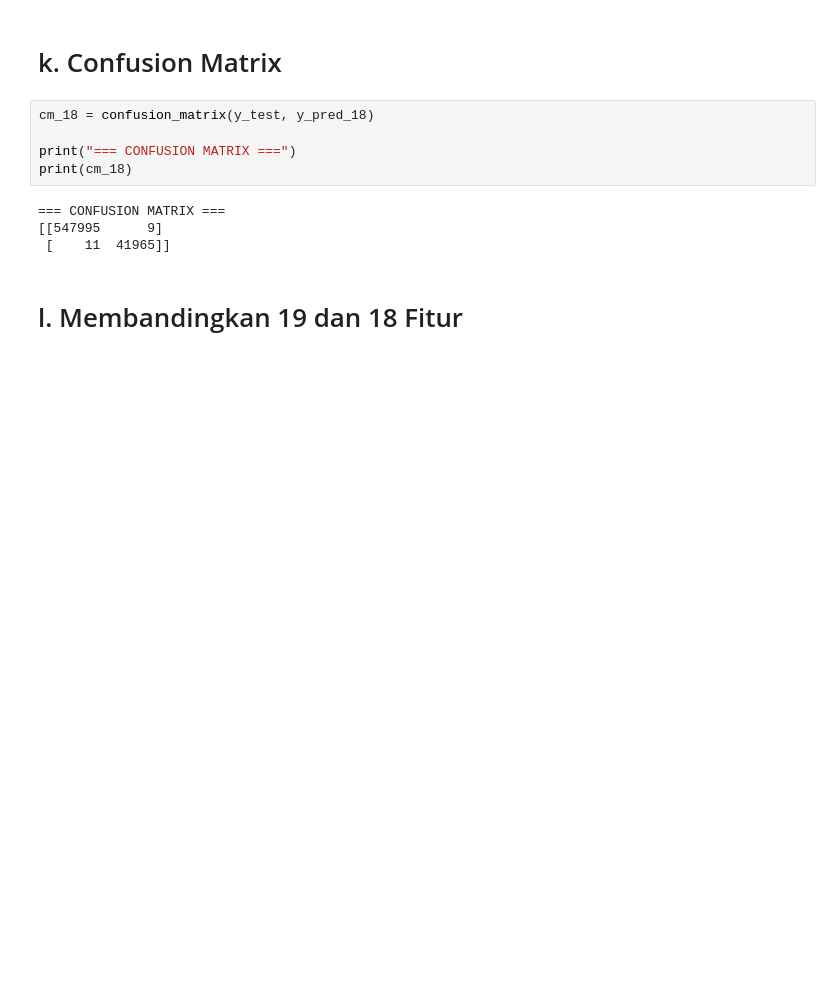
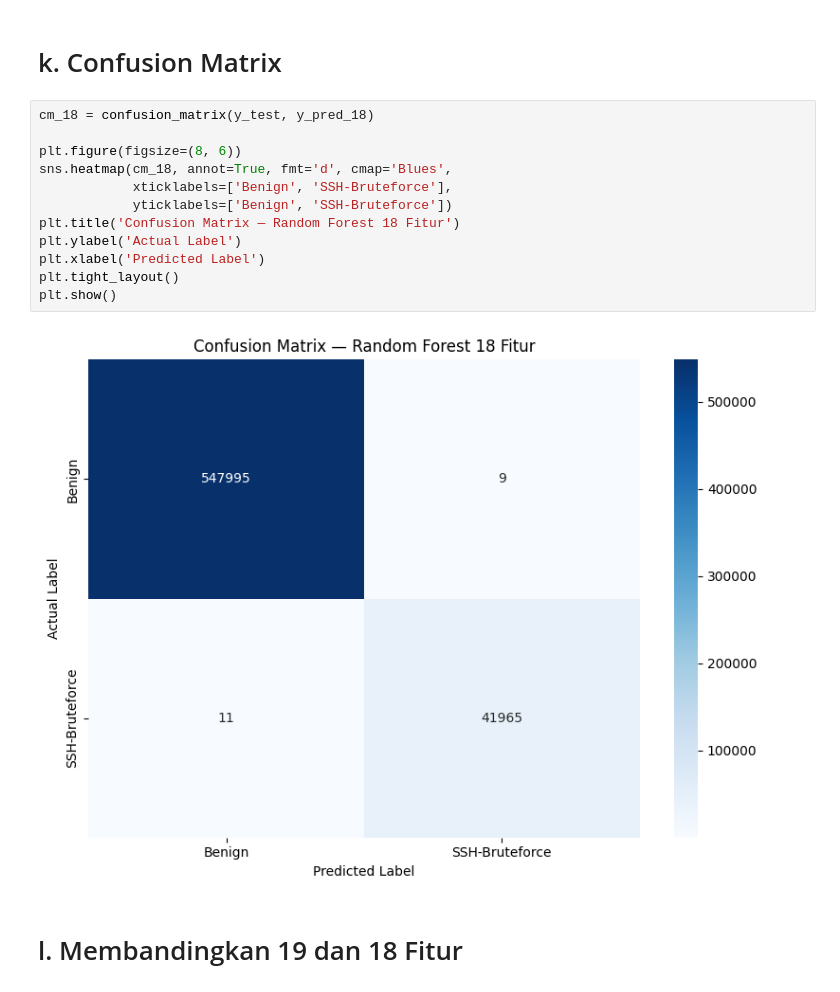
Before and after one commit to wezc0m/CIC-IDS-2018-Random-Forest, a Jupyter notebook: CIC_IDS_2018_RF_with_SMOTE_V2.ipynb, the cells around one changed output. Saved outputs shown, nothing was run; the diff lists cells and outputs as text; blank space fills up the shorter version.

```diff
--- a/CIC_IDS_2018_RF_with_SMOTE_V2.ipynb
+++ b/CIC_IDS_2018_RF_with_SMOTE_V2.ipynb
@@ -1397,15 +1640,20 @@ F1-Score  : 0.9998
 AUC       : 1.0000
 # %% [markdown]
 # k. Confusion Matrix
-# %%
-cm_18 = confusion_matrix(y_test, y_pred_18)
-
-print("=== CONFUSION MATRIX ===")
-print(cm_18)
-# %% [output]
-=== CONFUSION MATRIX ===
-[[547995      9]
- [    11  41965]]
+# %%
+cm_18 = confusion_matrix(y_test, y_pred_18)
+
+plt.figure(figsize=(8, 6))
+sns.heatmap(cm_18, annot=True, fmt='d', cmap='Blues',
+            xticklabels=['Benign', 'SSH-Bruteforce'],
+            yticklabels=['Benign', 'SSH-Bruteforce'])
+plt.title('Confusion Matrix — Random Forest 18 Fitur')
+plt.ylabel('Actual Label')
+plt.xlabel('Predicted Label')
+plt.tight_layout()
+plt.show()
+# %% [output]
+[figure, added]
 # %% [markdown]
 # l. Membandingkan 19 dan 18 Fitur
 # %%
```
Also changed, not shown: parts of 36 cells of this notebook.
